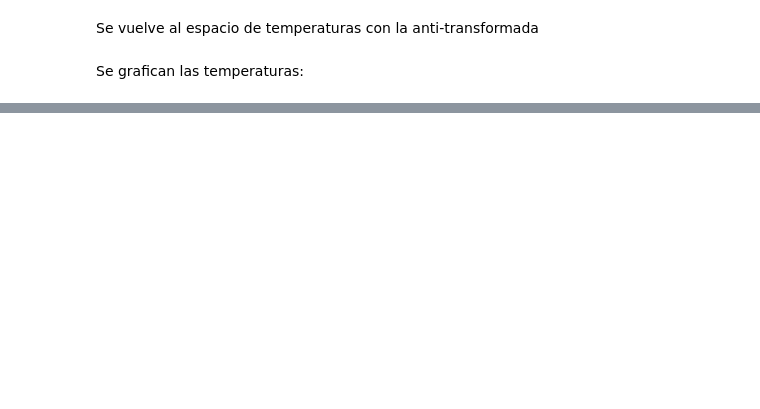
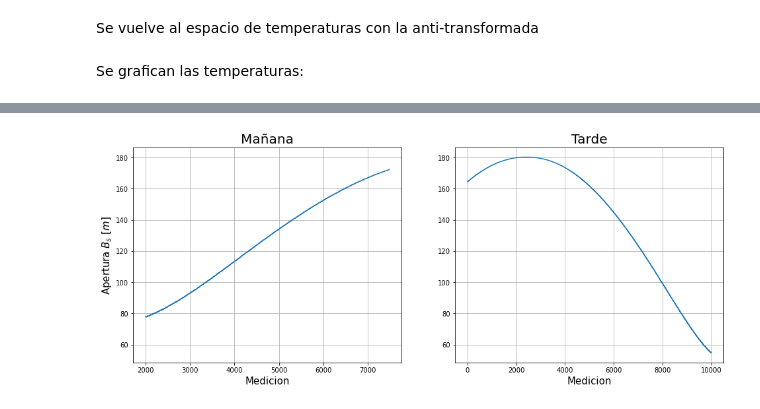
Before and after one commit to vecheto/astro_experimental, a Jupyter notebook: Tarea 4/codigo_t4.ipynb, the cells around one changed output, grey strips where cells are left out. Cells and saved outputs as stored; diff of their text form; code cells hidden in the pictures; blank space fills up the shorter version.

```diff
--- a/Tarea 4/codigo_t4.ipynb
+++ b/Tarea 4/codigo_t4.ipynb
@@ -200,0 +196,22 @@ ax[1].tick_params(labelleft=True)
+# %%
+alfa = (85.2*np.pi/180)
+data_t['ap'] = (37.85/0.21) * np.sqrt(1-(np.cos(data_t['coord_a']-alfa)**2)*(np.cos(data_t['coord_e'])**2))
+data_m['ap'] = (37.85/0.21) * np.sqrt(1-(np.cos(data_m['coord_a']-alfa)**2)*(np.cos(data_m['coord_e'])**2))
+# %%
+fig, ax = plt.subplots(1, 2, sharey=True, figsize=(16,6))
+# grafico mañana
+ax[0].set_title('Mañana', size=20)
+ax[0].plot(np.array(data_m.index),data_m['ap'])
+ax[0].set_ylabel('Apertura $B_s$ [$m$]', size=15)
+ax[0].set_xlabel('Medicion', size=15)
+ax[0].grid()
+
+# grafico tarde
+ax[1].set_title('Tarde', size=20)
+ax[1].plot(np.array(data_t.index),data_t['ap'])
+ax[1].set_xlabel('Medicion', size=15)
+ax[1].grid()
+ax[1].tick_params(labelleft=True)
+plt.savefig('aperturas.png')
+# %% [output]
+[figure, added]
```
Also changed, not shown: parts of 11 cells of this notebook, 15 other files.
